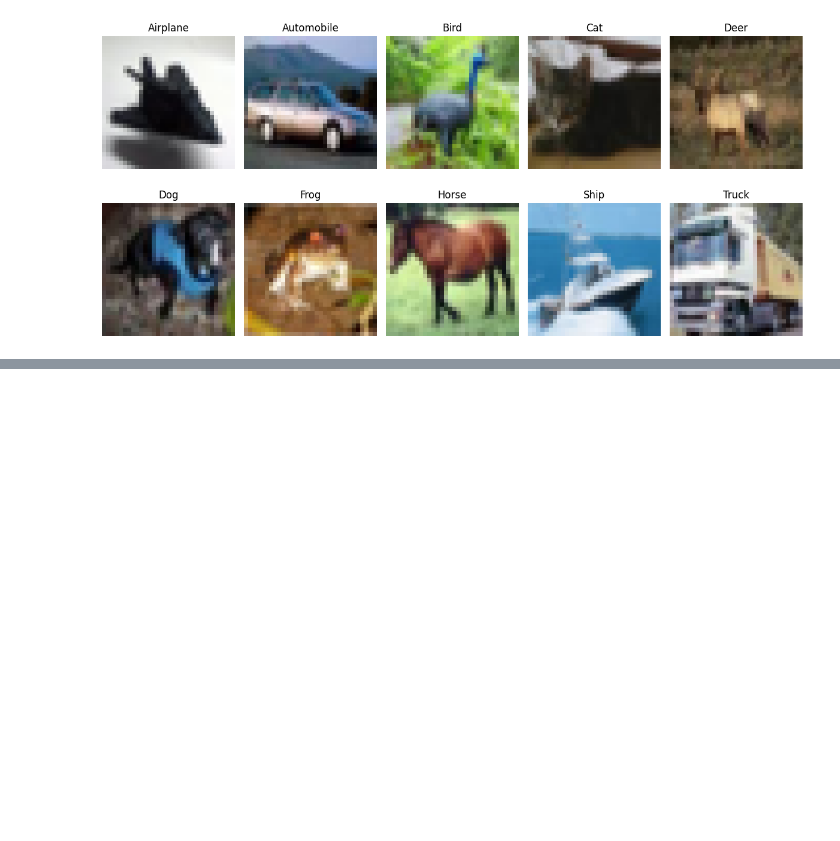
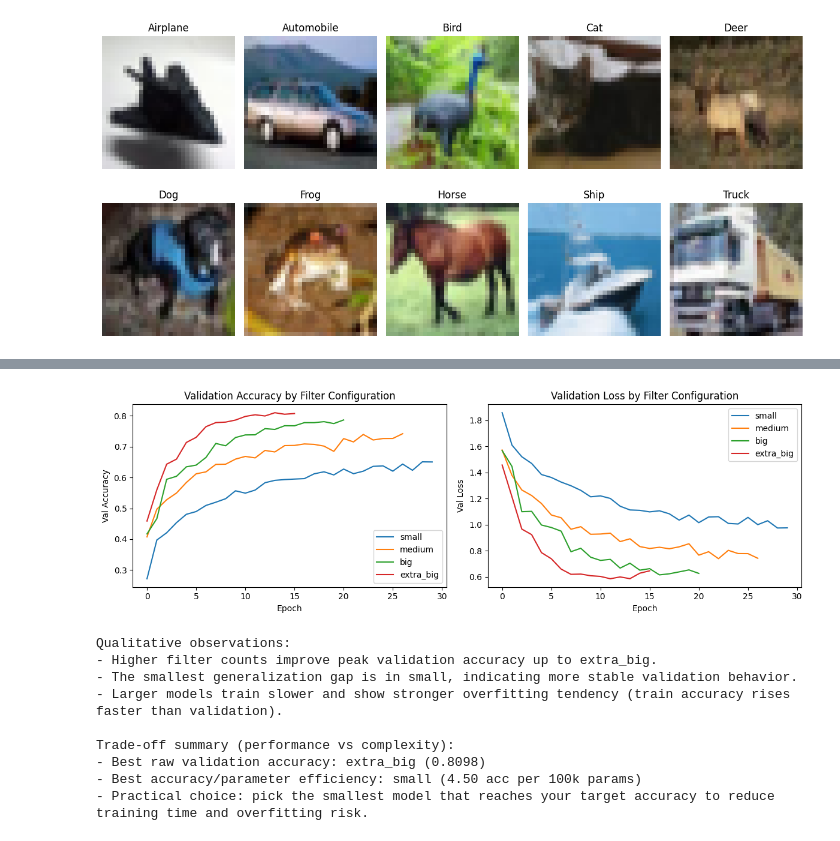
Before and after one commit to Juan-cely-l/Exploring-Convolutional-Layers-Through-Data-and-Experiments, a Jupyter notebook: Convolutional Layers Through Data and Experiments.ipynb, the cells around one changed output, grey strips where cells are left out. Saved outputs shown, nothing was run; the diff lists cells and outputs as text; code cells hidden in the pictures; blank space fills up the shorter version.

```diff
--- a/Convolutional Layers Through Data and Experiments.ipynb
+++ b/Convolutional Layers Through Data and Experiments.ipynb
@@ -561,0 +808,47 @@ Epoch 19/30
+# %%
+fig, axes = plt.subplots(1, 2, figsize=(12, 4))
+
+for name, hist in histories.items():
+    axes[0].plot(hist["val_accuracy"], label=name)
+    axes[1].plot(hist["val_loss"], label=name)
+
+axes[0].set_title("Validation Accuracy by Filter Configuration")
+axes[0].set_xlabel("Epoch")
+axes[0].set_ylabel("Val Accuracy")
+axes[0].legend()
+
+axes[1].set_title("Validation Loss by Filter Configuration")
+axes[1].set_xlabel("Epoch")
+axes[1].set_ylabel("Val Loss")
+axes[1].legend()
+
+plt.tight_layout()
+plt.show()
+
+tradeoff_df = results_df.copy()
+tradeoff_df["acc_per_100k_params"] = tradeoff_df["best_val_accuracy"] / (tradeoff_df["params"] / 100000.0)
+
+best_acc_row = tradeoff_df.loc[tradeoff_df["best_val_accuracy"].idxmax()]
+best_eff_row = tradeoff_df.loc[tradeoff_df["acc_per_100k_params"].idxmax()]
+lowest_gap_row = tradeoff_df.loc[tradeoff_df["generalization_gap"].idxmin()]
+
+print("Qualitative observations:")
+print(f"- Higher filter counts improve peak validation accuracy up to {best_acc_row['model']}.")
+print(f"- The smallest generalization gap is in {lowest_gap_row['model']}, indicating more stable validation behavior.")
+print("- Larger models train slower and show stronger overfitting tendency (train accuracy rises faster than validation).")
+
+print("\nTrade-off summary (performance vs complexity):")
+print(f"- Best raw validation accuracy: {best_acc_row['model']} ({best_acc_row['best_val_accuracy']:.4f})")
+print(f"- Best accuracy/parameter efficiency: {best_eff_row['model']} ({best_eff_row['acc_per_100k_params']:.2f} acc per 100k params)")
+print("- Practical choice: pick the smallest model that reaches your target accuracy to reduce training time and overfitting risk.")
+# %% [output]
+[figure, added]
+Qualitative observations:
+- Higher filter counts improve peak validation accuracy up to extra_big.
+- The smallest generalization gap is in small, indicating more stable validation behavior.
+- Larger models train slower and show stronger overfitting tendency (train accuracy rises faster than validation).
+
+Trade-off summary (performance vs complexity):
+- Best raw validation accuracy: extra_big (0.8098)
+- Best accuracy/parameter efficiency: small (4.50 acc per 100k params)
+- Practical choice: pick the smallest model that reaches your target accuracy to reduce training time and overfitting risk.
```
Also changed, not shown: parts of 17 cells of this notebook, 7 other files.
